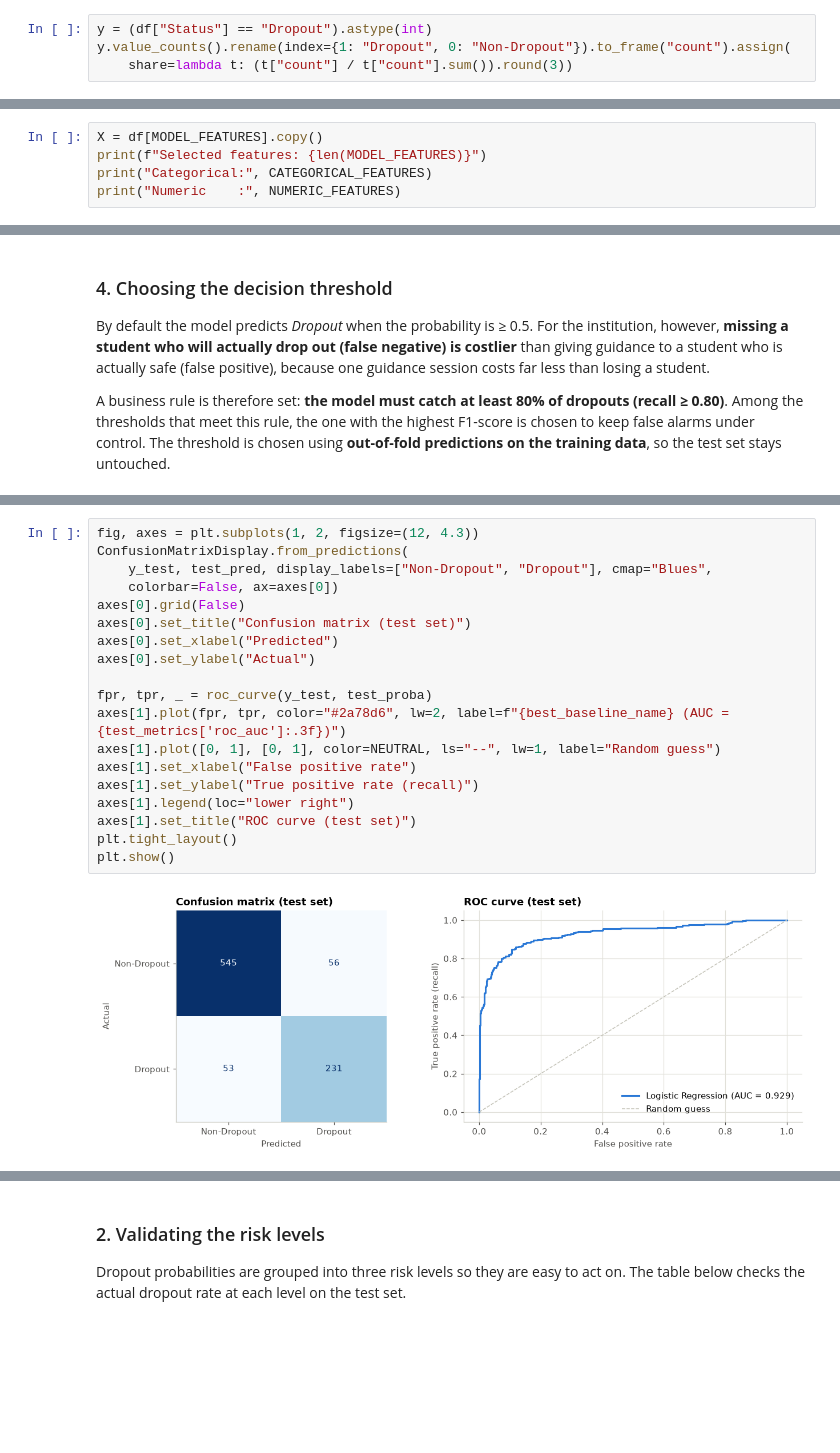
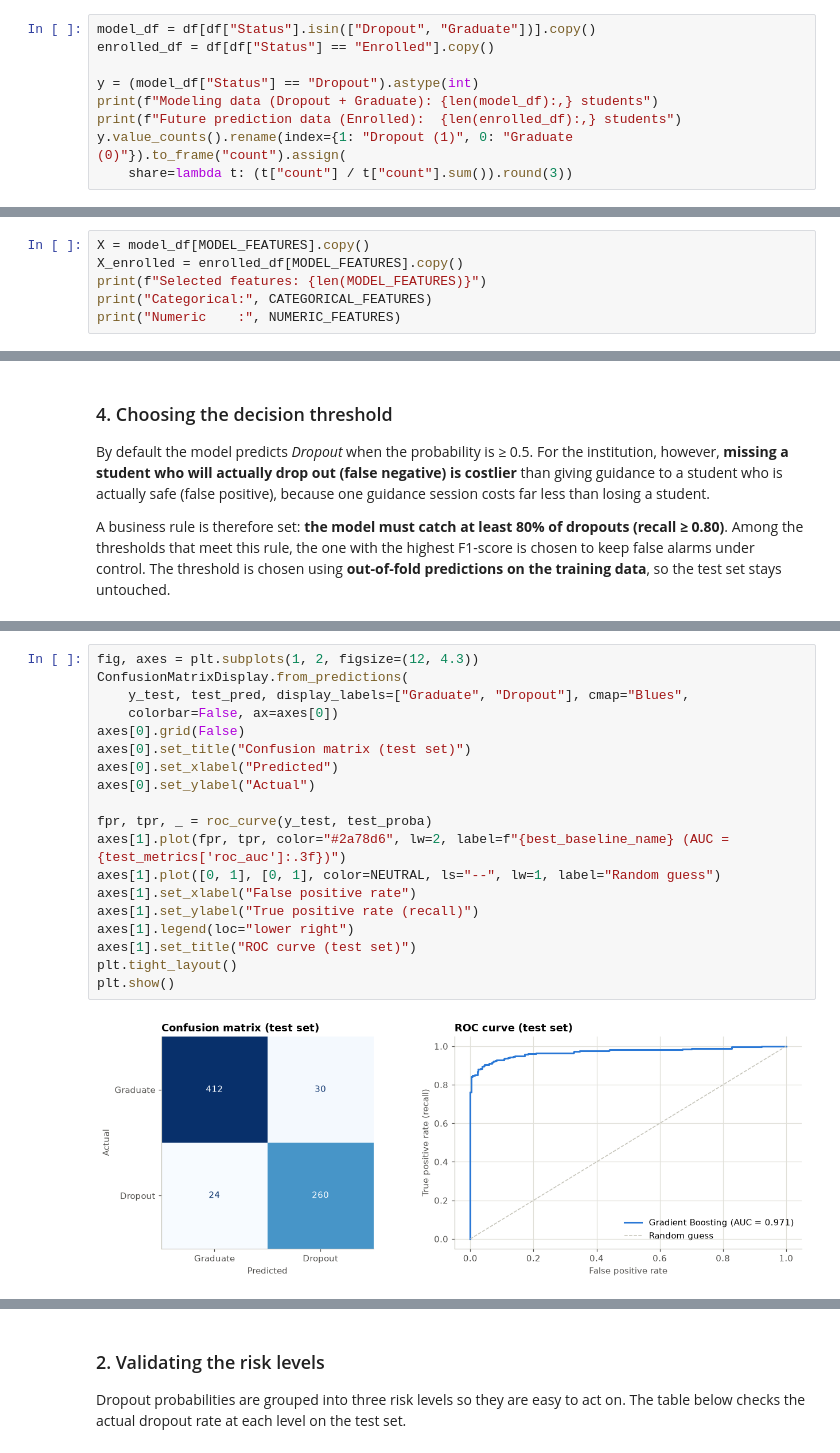
Before and after one commit to Rainy1502/EduGuard-Dropout-Prediction, a Jupyter notebook: notebook.ipynb, the cells around one changed output, grey strips where cells are left out. Saved outputs shown, nothing was run; the diff lists cells and outputs as text; blank space fills up the shorter version.

```diff
--- a/notebook.ipynb
+++ b/notebook.ipynb
@@ -438,5 +442,10 @@ Following the business need (detecting students at risk of **dropping out**), th
 # %%
-y = (df["Status"] == "Dropout").astype(int)
-y.value_counts().rename(index={1: "Dropout", 0: "Non-Dropout"}).to_frame("count").assign(
+model_df = df[df["Status"].isin(["Dropout", "Graduate"])].copy()
+enrolled_df = df[df["Status"] == "Enrolled"].copy()
+
+y = (model_df["Status"] == "Dropout").astype(int)
+print(f"Modeling data (Dropout + Graduate): {len(model_df):,} students")
+print(f"Future prediction data (Enrolled):  {len(enrolled_df):,} students")
+y.value_counts().rename(index={1: "Dropout (1)", 0: "Graduate (0)"}).to_frame("count").assign(
     share=lambda t: (t["count"] / t["count"].sum()).round(3))
 # %% [output]
@@ -465,7 +478,8 @@ Based on the EDA, **20 features** were selected that are relevant and known to t
 
 Fewer features also make the **application prototype easier to use**, because the input form stays short. The modeling stage shows that this selection does not meaningfully reduce performance.
 # %%
-X = df[MODEL_FEATURES].copy()
+X = model_df[MODEL_FEATURES].copy()
+X_enrolled = enrolled_df[MODEL_FEATURES].copy()
 print(f"Selected features: {len(MODEL_FEATURES)}")
 print("Categorical:", CATEGORICAL_FEATURES)
 print("Numeric    :", NUMERIC_FEATURES)
@@ -742,23 +758,23 @@ ROC-AUC: 0.929
 # %%
 fig, axes = plt.subplots(1, 2, figsize=(12, 4.3))
 ConfusionMatrixDisplay.from_predictions(
-    y_test, test_pred, display_labels=["Non-Dropout", "Dropout"], cmap="Blues",
+    y_test, test_pred, display_labels=["Graduate", "Dropout"], cmap="Blues",
     colorbar=False, ax=axes[0])
 axes[0].grid(False)
 axes[0].set_title("Confusion matrix (test set)")
 axes[0].set_xlabel("Predicted")
 axes[0].set_ylabel("Actual")
 
 fpr, tpr, _ = roc_curve(y_test, test_proba)
 axes[1].plot(fpr, tpr, color="#2a78d6", lw=2, label=f"{best_baseline_name} (AUC = {test_metrics['roc_auc']:.3f})")
 axes[1].plot([0, 1], [0, 1], color=NEUTRAL, ls="--", lw=1, label="Random guess")
 axes[1].set_xlabel("False positive rate")
 axes[1].set_ylabel("True positive rate (recall)")
 axes[1].legend(loc="lower right")
 axes[1].set_title("ROC curve (test set)")
 plt.tight_layout()
 plt.show()
 # %% [output]
-[figure, old version]
+[figure, new version]
 # %% [markdown]
 **Insight:**
```
Also changed, not shown: parts of 41 cells of this notebook, 7 other files.
